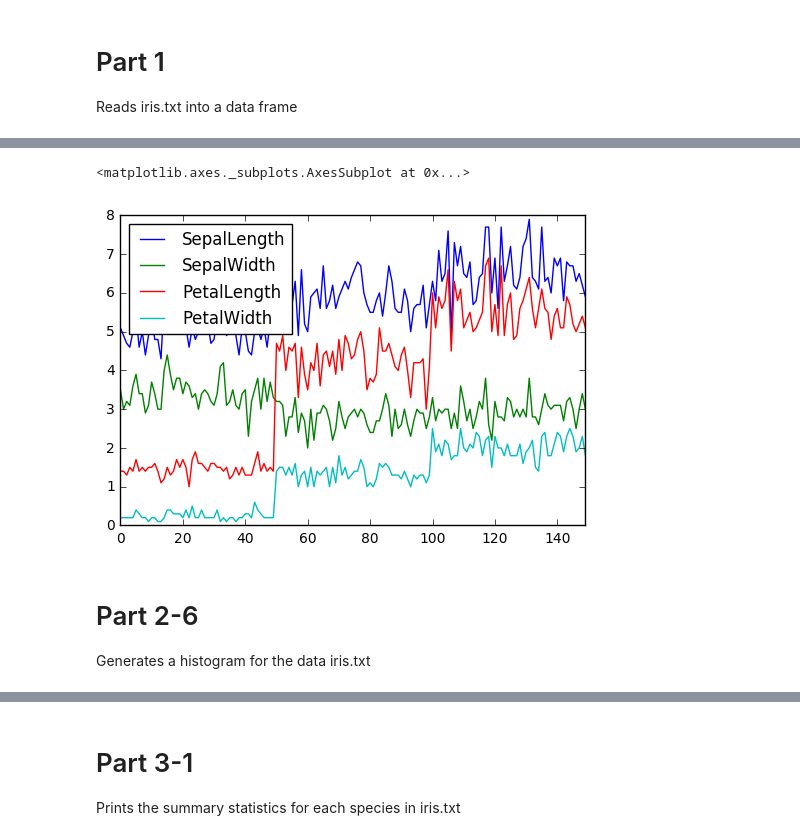
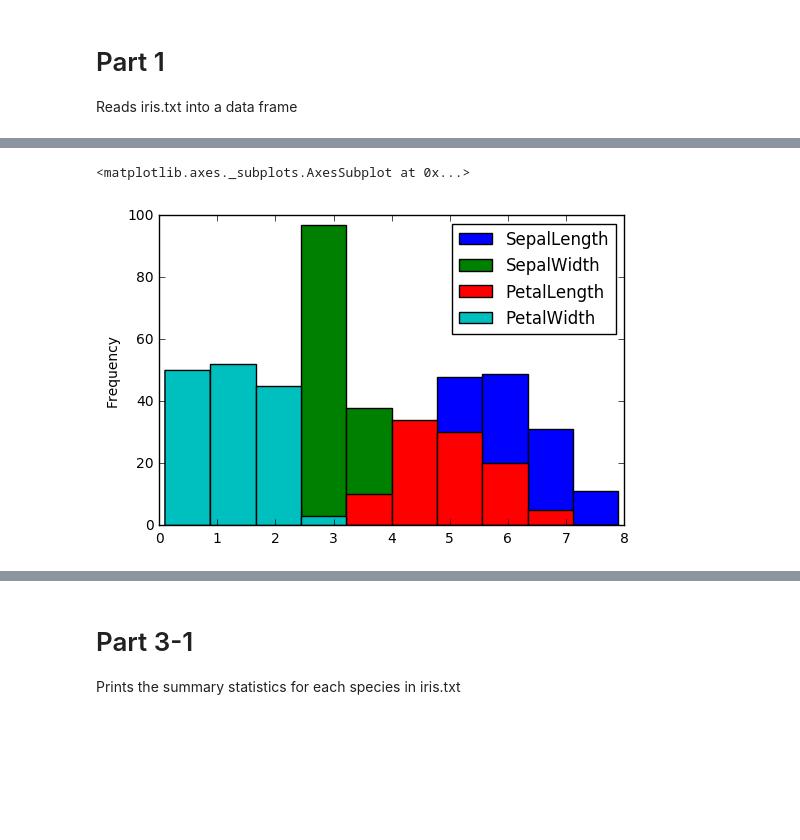
Before and after one commit to Shunsberger/Assignment_3, a Jupyter notebook: Assignment 3.ipynb, the cells around one changed output, grey strips where cells are left out. Saved outputs shown, nothing was run; the diff lists cells and outputs as text; code cells hidden in the pictures; blank space fills up the shorter version.

```diff
--- a/Assignment 3.ipynb
+++ b/Assignment 3.ipynb
@@ -9,6 +9,9 @@ Reads iris.txt into a data frame
 # %%
 # Assigning pd.read_csv('iris.txt') will allow a quicker call of the iris.txt data
 data = pd.read_csv('iris.txt')
+
+# This line will remove the iris- from each species and leaves the specific species of iris
+data['Species'] = data['Species'].str.replace("Iris-", '').str.capitalize()
 data
 # %% [output]
 |  | SepalLength | SepalWidth | PetalLength | PetalWidth | Species |
@@ -95,9 +120,5 @@ Generates a line plot for the data iris.txt
 # %%
-data.plot()
+data.plot.hist()
 # %% [output]
 <matplotlib.axes._subplots.AxesSubplot at 0x...>
-[figure, old version]
+[figure, new version]
-# %% [markdown]
-# Part 2-6
-
-Generates a histogram for the data iris.txt
```
Also changed, not shown: parts of 32 cells of this notebook.
